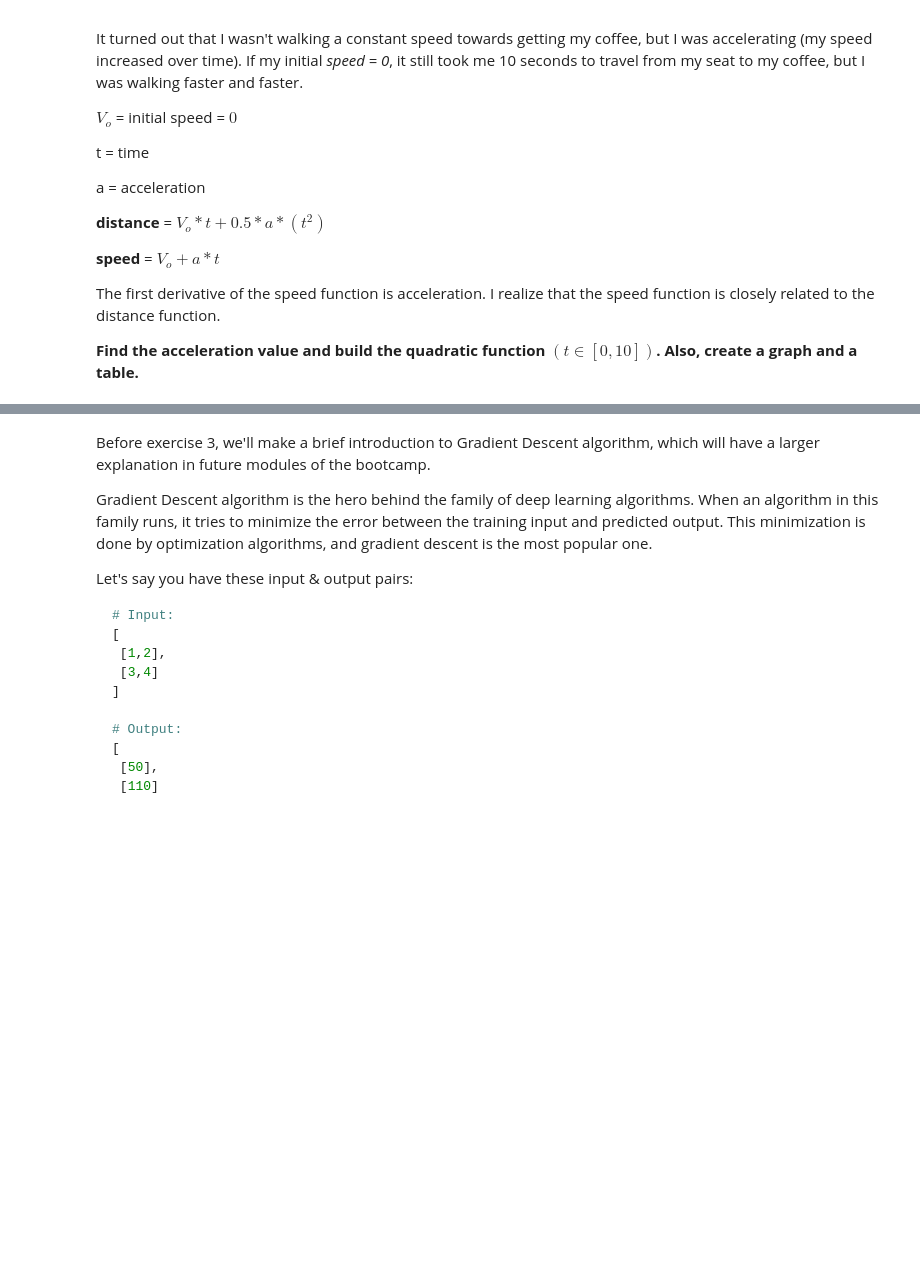
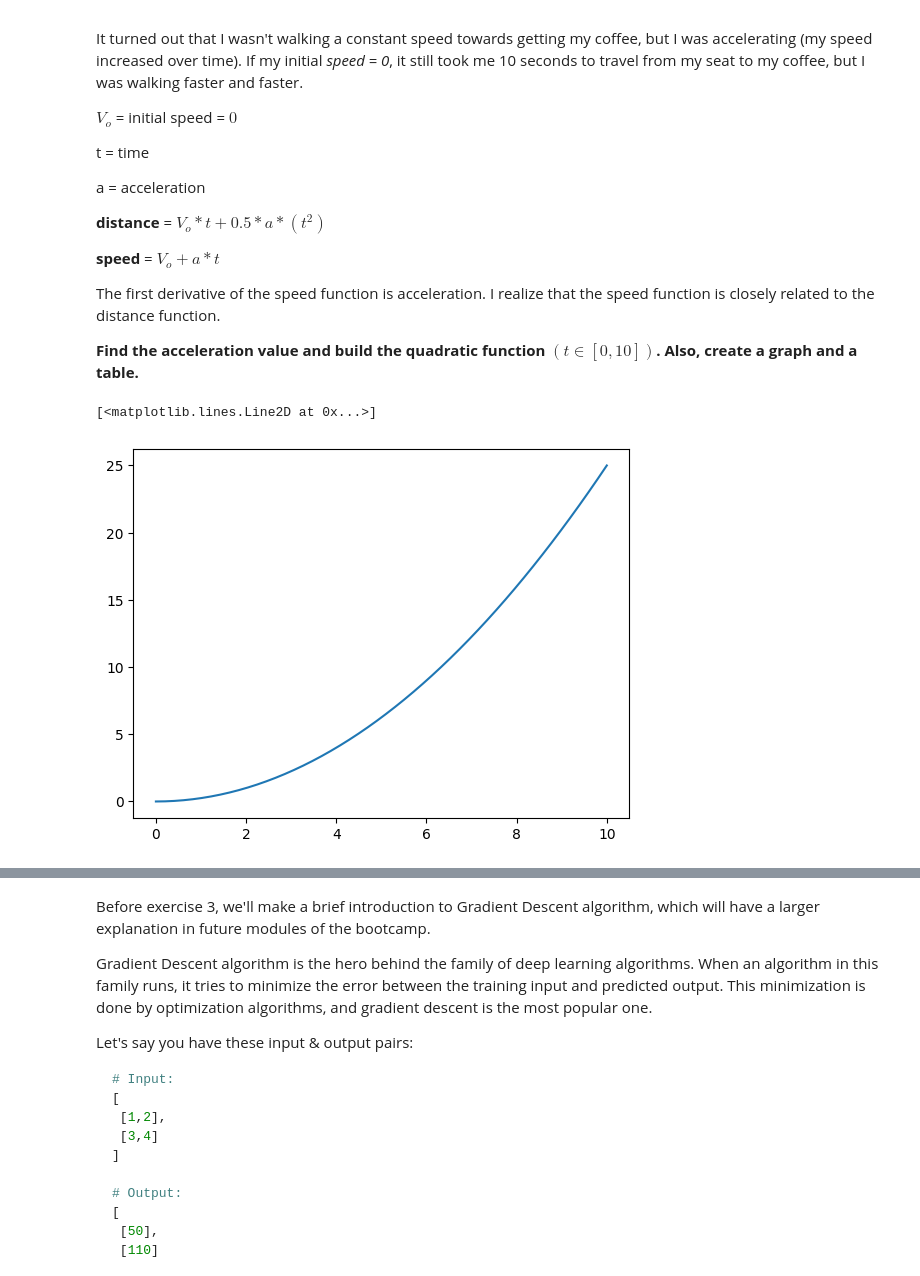
Before and after one commit to sebastianguer/calculus-and-algebra-problems-with-python, a Jupyter notebook: notebook/problems.ipynb, the cells around one changed output, grey strips where cells are left out. Cells and saved outputs as stored; diff of their text form; code cells hidden in the pictures; blank space fills up the shorter version.

```diff
--- a/notebook/problems.ipynb
+++ b/notebook/problems.ipynb
@@ -70,6 +76,27 @@ The first derivative of the speed function is acceleration. I realize that the s
 
 **Find the acceleration value and build the quadratic function  $(t ∈ [0,10])$. Also, create a graph and a table.**
 # %%
+dis = 25
+time = 10
+
+speed_ = dis / time # 25 mts / 10 sec = 2.5
+time_ = np.linspace(0,10)
+distance = 25
+
+# Define the distance function
+#def acceleration(distance,time): return distance / (time**2)
+def acceleration(x): return 1/2 * 0.5* (x**2)
+
+
+plt.plot(time_, acceleration(time_))
+
+#x_axis = time_
+#y_axis = acceleration(distance,time_)
+#plt.plot(x_axis, y_axis)
+
 # Define and plot the quadratic funtion
+# %% [output]
+[<matplotlib.lines.Line2D at 0x...>]
+[figure, added]
 # %%
 # Create a DataFrame
```
Also changed, not shown: parts of 16 cells of this notebook.
